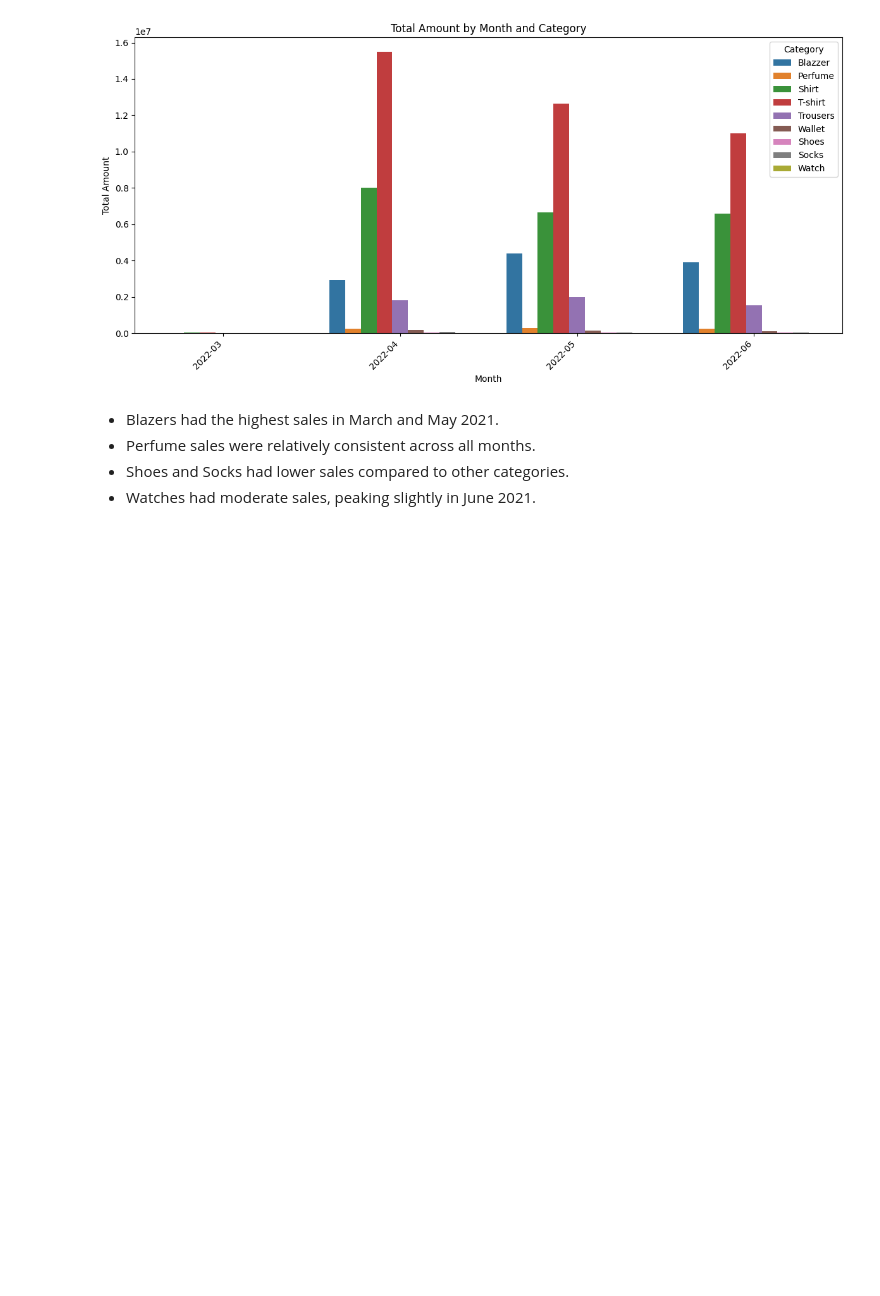
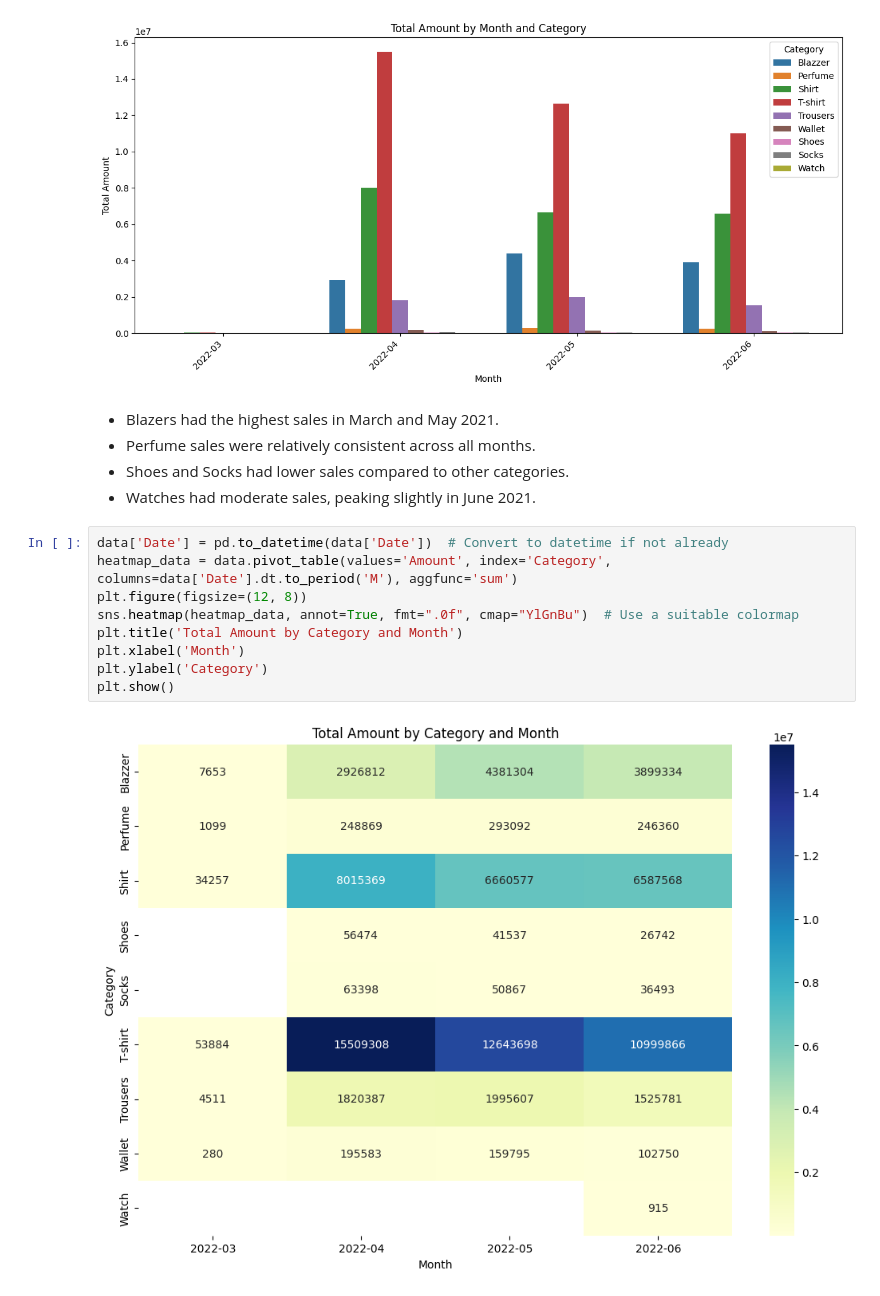
Before and after one commit to NavyasriAmalapurapu/Navyasri, a Jupyter notebook: E_commerce_dataset.ipynb, the cells around one changed output. Drawn from its saved outputs; the diff is of its cells as text; blank space fills up the shorter version.

```diff
--- a/E_commerce_dataset.ipynb
+++ b/E_commerce_dataset.ipynb
@@ -421,3 +421,14 @@ plt.show()
 * Perfume sales were relatively consistent across all months.
 * Shoes and Socks had lower sales compared to other categories.
 * Watches had moderate sales, peaking slightly in June 2021.
+# %%
+data['Date'] = pd.to_datetime(data['Date'])  # Convert to datetime if not already
+heatmap_data = data.pivot_table(values='Amount', index='Category', columns=data['Date'].dt.to_period('M'), aggfunc='sum')
+plt.figure(figsize=(12, 8))
+sns.heatmap(heatmap_data, annot=True, fmt=".0f", cmap="YlGnBu")  # Use a suitable colormap
+plt.title('Total Amount by Category and Month')
+plt.xlabel('Month')
+plt.ylabel('Category')
+plt.show()
+# %% [output]
+[figure, added]
```
Also changed, not shown: parts of 2 cells of this notebook.
